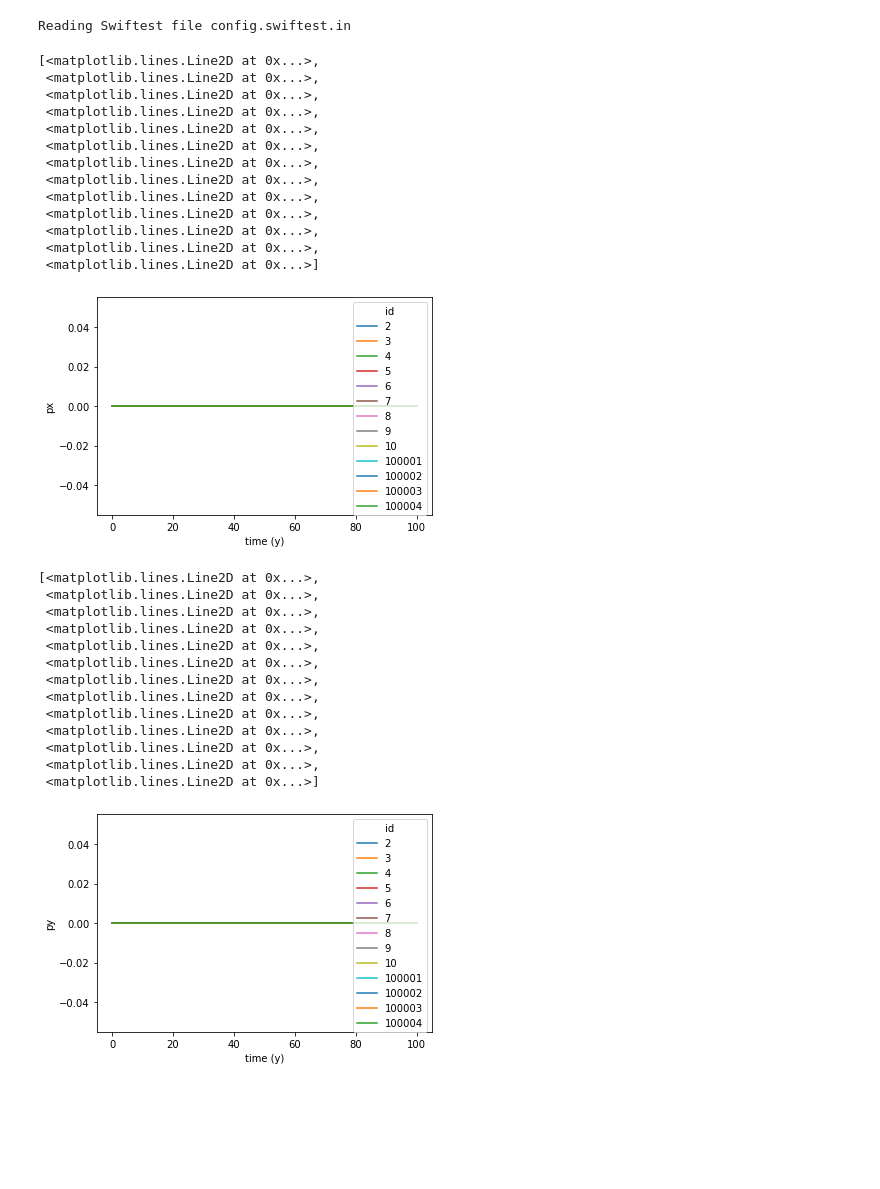
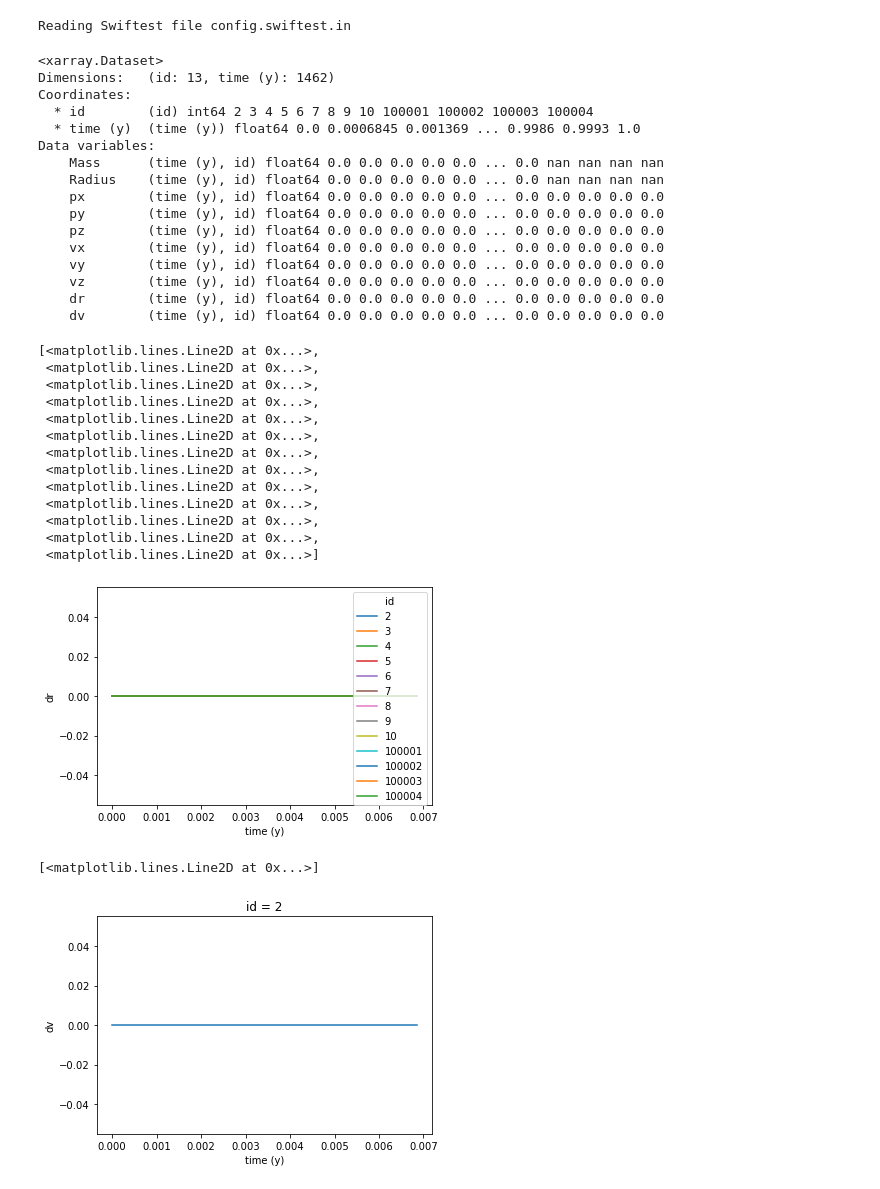
Before and after one commit to MintonGroup/swiftest, a Jupyter notebook: examples/whm_swifter_comparison/whm_swiftest_vs_swifter.ipynb, the cells around one changed output. Saved outputs shown, nothing was run; the diff lists cells and outputs as text; code cells hidden in the pictures; blank space fills up the shorter version.

Commit message:
Achieved bit-identical correlation with Swifter whm

```diff
--- a/examples/whm_swifter_comparison/whm_swiftest_vs_swifter.ipynb
+++ b/examples/whm_swifter_comparison/whm_swiftest_vs_swifter.ipynb
@@ -6,8 +6,8 @@ import swiftestio as swio
 from astroquery.jplhorizons import Horizons
 # %%
 inparfile = 'param.swifter.in'
-paramgr = swio.read_swifter_param(inparfile)
-swifterdat = swio.swifter2xr(paramgr)
+param = swio.read_swifter_param(inparfile)
+swifterdat = swio.swifter2xr(param)
 # %% [output]
 Reading Swifter file param.swifter.in
 # %%
@@ -20,8 +20,30 @@ Reading Swiftest file config.swiftest.in
 swiftdiff = swiftestdat - swifterdat
 # %%
 swiftdiff = swiftdiff.rename({'time' : 'time (y)'})
+# %%
+swiftdiff['dr'] = np.sqrt(swiftdiff['px']**2 + swiftdiff['py']**2 + swiftdiff['pz']**2)
+swiftdiff['dv'] = np.sqrt(swiftdiff['vx']**2 + swiftdiff['vy']**2 + swiftdiff['vz']**2)
+# %%
+swiftdiff
+# %% [output]
+<xarray.Dataset>
+Dimensions:   (id: 13, time (y): 1462)
+Coordinates:
+  * id        (id) int64 2 3 4 5 6 7 8 9 10 100001 100002 100003 100004
+  * time (y)  (time (y)) float64 0.0 0.0006845 0.001369 ... 0.9986 0.9993 1.0
+Data variables:
+    Mass      (time (y), id) float64 0.0 0.0 0.0 0.0 0.0 ... 0.0 nan nan nan nan
+    Radius    (time (y), id) float64 0.0 0.0 0.0 0.0 0.0 ... 0.0 nan nan nan nan
+    px        (time (y), id) float64 0.0 0.0 0.0 0.0 0.0 ... 0.0 0.0 0.0 0.0 0.0
+    py        (time (y), id) float64 0.0 0.0 0.0 0.0 0.0 ... 0.0 0.0 0.0 0.0 0.0
+    pz        (time (y), id) float64 0.0 0.0 0.0 0.0 0.0 ... 0.0 0.0 0.0 0.0 0.0
+    vx        (time (y), id) float64 0.0 0.0 0.0 0.0 0.0 ... 0.0 0.0 0.0 0.0 0.0
+    vy        (time (y), id) float64 0.0 0.0 0.0 0.0 0.0 ... 0.0 0.0 0.0 0.0 0.0
+    vz        (time (y), id) float64 0.0 0.0 0.0 0.0 0.0 ... 0.0 0.0 0.0 0.0 0.0
+    dr        (time (y), id) float64 0.0 0.0 0.0 0.0 0.0 ... 0.0 0.0 0.0 0.0 0.0
+    dv        (time (y), id) float64 0.0 0.0 0.0 0.0 0.0 ... 0.0 0.0 0.0 0.0 0.0
 # %%
-swiftdiff['px'].plot.line(x="time (y)")
+swiftdiff['dr'][:11].plot.line(x="time (y)")
 # %% [output]
 [<matplotlib.lines.Line2D at 0x...>,
  <matplotlib.lines.Line2D at 0x...>,
@@ -36,24 +58,12 @@ swiftdiff['px'].plot.line(x="time (y)")
  <matplotlib.lines.Line2D at 0x...>,
  <matplotlib.lines.Line2D at 0x...>,
  <matplotlib.lines.Line2D at 0x...>]
-[figure, old version]
+[figure, new version]
 # %%
-swiftdiff['py'].plot.line(x="time (y)")
+swiftdiff['dv'][:11].sel(id=2).plot.line(x="time (y)")
 # %% [output]
-[<matplotlib.lines.Line2D at 0x...>,
- <matplotlib.lines.Line2D at 0x...>,
- <matplotlib.lines.Line2D at 0x...>,
- <matplotlib.lines.Line2D at 0x...>,
- <matplotlib.lines.Line2D at 0x...>,
- <matplotlib.lines.Line2D at 0x...>,
- <matplotlib.lines.Line2D at 0x...>,
- <matplotlib.lines.Line2D at 0x...>,
- <matplotlib.lines.Line2D at 0x...>,
- <matplotlib.lines.Line2D at 0x...>,
- <matplotlib.lines.Line2D at 0x...>,
- <matplotlib.lines.Line2D at 0x...>,
- <matplotlib.lines.Line2D at 0x...>]
+[<matplotlib.lines.Line2D at 0x...>]
-[figure, old version]
+[figure, new version]
 # %%
 swiftdiff['pz'].plot.line(x="time (y)")
 # %% [output]
```
Also changed, not shown: parts of 4 cells of this notebook, 10 other files.
